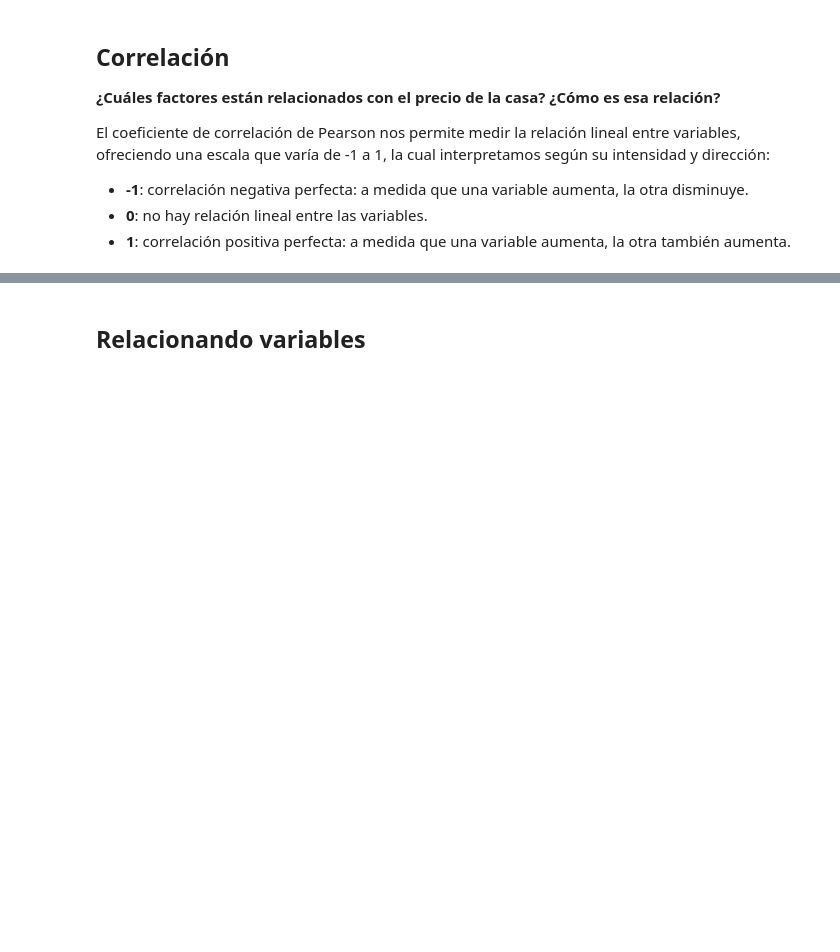
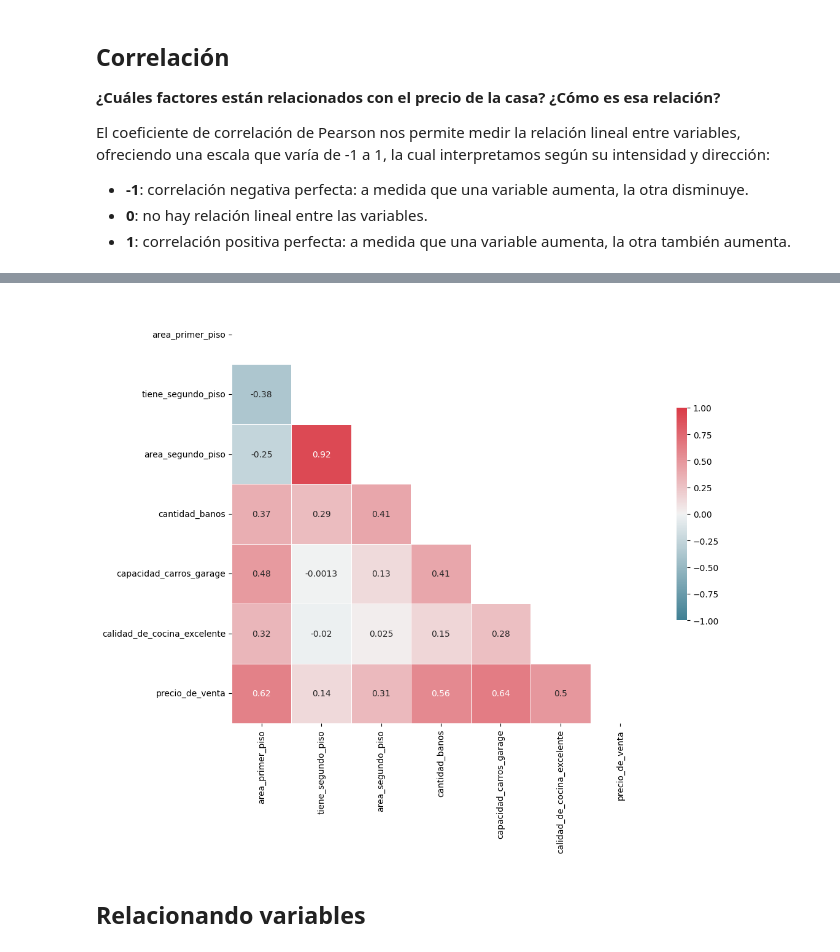
Before and after one commit to MyAppsTest/Data-Science-probando-relaciones-con-regresi-n-lineal, a Jupyter notebook: precios_de_inmuebles_regresion_lineal.ipynb, the cells around one changed output, grey strips where cells are left out. Saved outputs shown, nothing was run; the diff lists cells and outputs as text; code cells hidden in the pictures; blank space fills up the shorter version.

```diff
--- a/precios_de_inmuebles_regresion_lineal.ipynb
+++ b/precios_de_inmuebles_regresion_lineal.ipynb
@@ -46,3 +107,48 @@ El coeficiente de correlación de Pearson nos permite medir la relación lineal
+# %%
+# Actividad
+import pandas as pd
+import numpy as np
+import matplotlib.pyplot as plt
+import seaborn as sns
+
+# Leyendo datos
+datos = pd.read_csv(link)
+datos = datos.drop(columns = "Id")
+
+# Correlación
+corr = datos.corr()
+
+# ¿Qué factores están más correlacionados?
+
+# Generar una máscara para el triángulo superior
+mascara = np.zeros_like(corr, dtype=bool)
+mascara[np.triu_indices_from(mascara)] = True
+
+# Configurar la figura de matplotlib
+f, ax = plt.subplots(figsize=(11, 9))
+
+# Generar el mapa de calor (heatmap)
+cmap = sns.diverging_palette(220, 10, as_cmap=True)
+
+sns.heatmap(corr, mask=mascara, cmap=cmap, vmax=1, vmin=-1, center=0,
+            square=True, linewidths=.5, annot=True, cbar_kws={"shrink": .5})
+
+# Mostrar el mapa de calor (heatmap)
+plt.show()
+
+
+# Intensidad: se refiere a la fuerza de la relación entre las variables medidas. Puede variar de -1 a +1, donde -1 indica una correlación perfectamente negativa,
+# +1 indica una correlación perfectamente positiva y 0 indica ausencia de correlación lineal.
+# Dirección: se refiere a la naturaleza de la relación entre las variables medidas.
+# Una correlación positiva indica que las variables aumentan o disminuyen juntas,
+# mientras que una correlación negativa indica que una variable aumenta mientras la otra disminuye, o viceversa.
+# Ejemplo:
+
+# El coeficiente de correlación lineal entre el área del primer piso y el precio de venta es de 0.62,
+# indicando una correlación positiva moderadamente fuerte (intensidad). En general, a medida que el área del primer
+#  piso de una casa aumenta, el precio de venta también tiende a aumentar (dirección).
+# %% [output]
+[figure, added]
 # %% [markdown]
 ## Relacionando variables
 # %%
```
Also changed, not shown: parts of 13 cells of this notebook.
